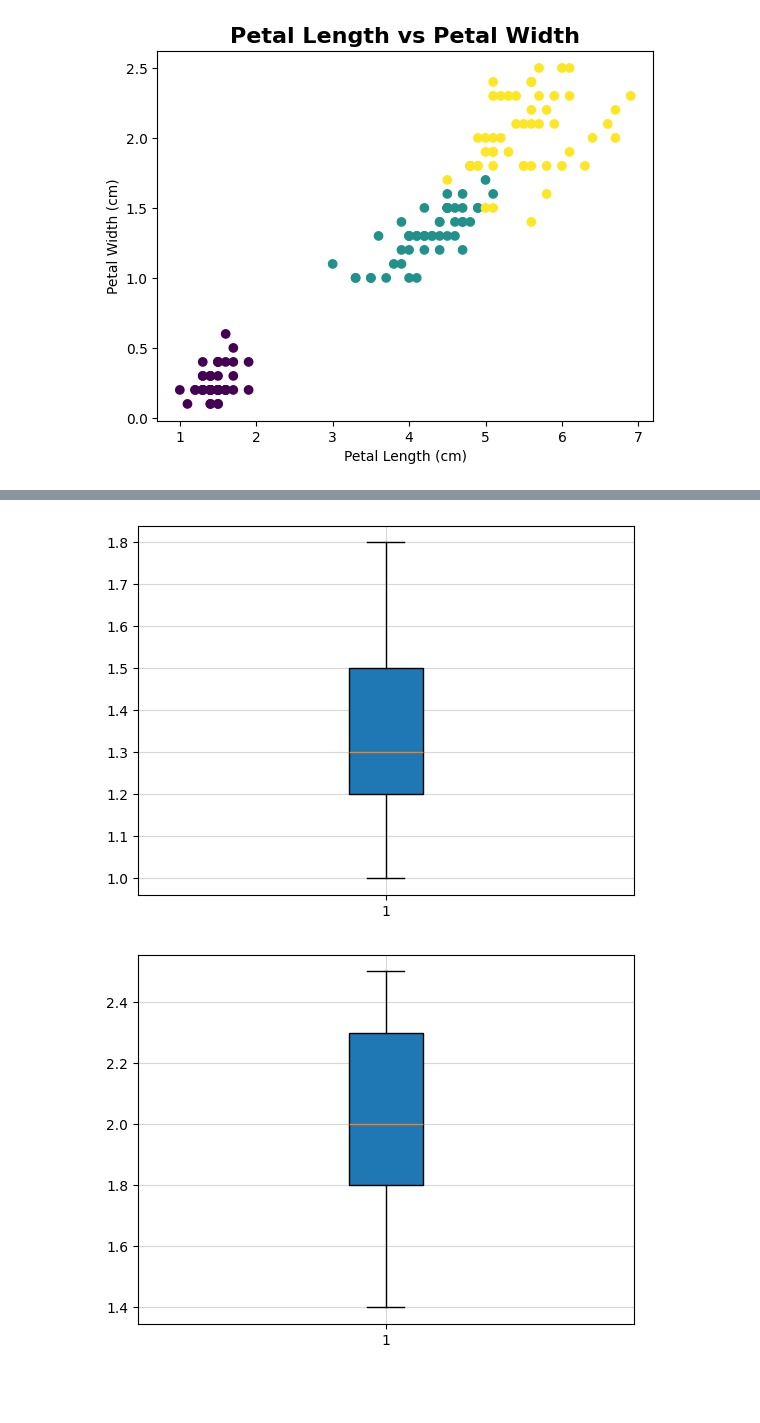
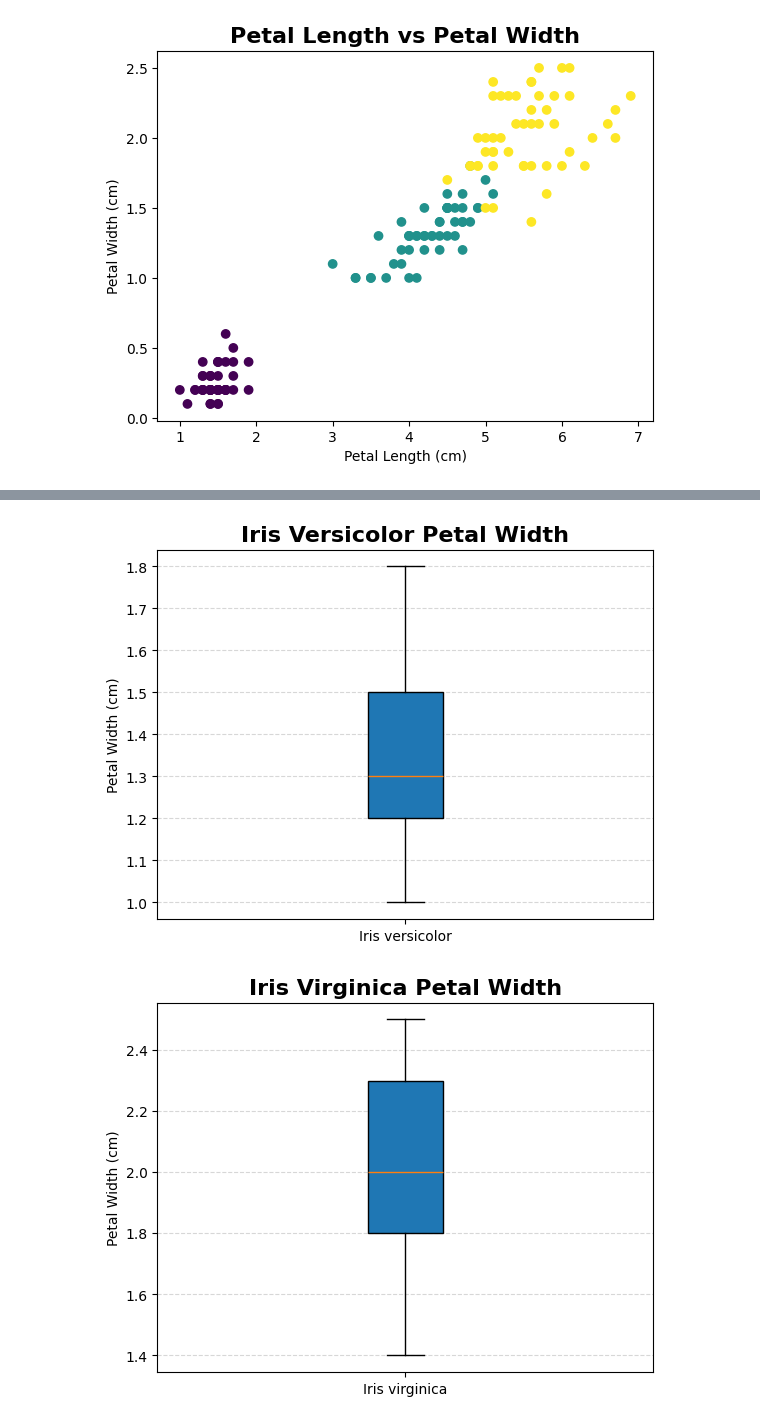
Before and after one commit to AnnaLoz28/PANDS-Project, a Jupyter notebook: iris.ipynb, the cells around one changed output, grey strips where cells are left out. Saved outputs shown, nothing was run; the diff lists cells and outputs as text; code cells hidden in the pictures; blank space fills up the shorter version.

Commit message:
added markdown cells and boxplots function

```diff
--- a/iris.ipynb
+++ b/iris.ipynb
@@ -151,0 +270,14 @@ ax.grid(alpha = 0.5)
+# %%
+# define a function that creates boxplots
+def boxplots_creator (x, title = "", xlab = "", ylab= "", ticklabs = "", grid = False, save = False, **kwargs):
+    fig, ax = plt.subplots()
+    ax.boxplot(x, patch_artist= True)
+    title_font= {"family": "sans-serif", "color" : "black", "size" : 16, "weight" : "bold"}
+    ax.set_ylabel (f"{ylab}", fontsize = 12)
+    ax.set_xlabel(f"{xlab}", fontsize = 12)
+    ax.set_xticklabels(ticklabs)
+    ax.set_title (f"{title}", fontdict = title_font)
+    if grid == True:
+        ax.grid(axis = "y", alpha = 0.5, linestyle = "--")
+    if save == True:
+        plt.savefig(f"{title}.png")
@@ -164 +313,6 @@ ax.grid(alpha = 0.5)
+# %%
+# define the petal width of the different species
+setosa_pw = setosa["petal width (cm)"]
+versicolor_pw = versicolor["petal width (cm)"]
+virginica_pw = virginica["petal width (cm)"]
 # %%
@@ -170,12 +323,10 @@ ax.grid(alpha = 0.5)
 # %%
-fig, ax = plt.subplots()
-ax.boxplot(versicolor["petal width (cm)"], patch_artist= True)
-ax.grid(alpha = 0.5)
+# create the boxplot for Iris versicolor petal width
+boxplots_creator(versicolor_pw, title= "Iris Versicolor Petal Width", xlab= "Iris versicolor", ylab="Petal Width (cm)", grid = True )
 # %% [output]
-[figure, old version]
+[figure, new version]
 # %%
-fig, ax = plt.subplots()
-ax.boxplot(virginica["petal width (cm)"], patch_artist= True)
-ax.grid(alpha = 0.5)
+# create the boxplot for Iris virginica petal width
+boxplots_creator(virginica_pw, title= "Iris Virginica Petal Width", xlab= "Iris virginica", ylab="Petal Width (cm)", grid = True )
 # %% [output]
-[figure, old version]
+[figure, new version]
```
Also changed, not shown: parts of 56 cells of this notebook, 1 other file.
